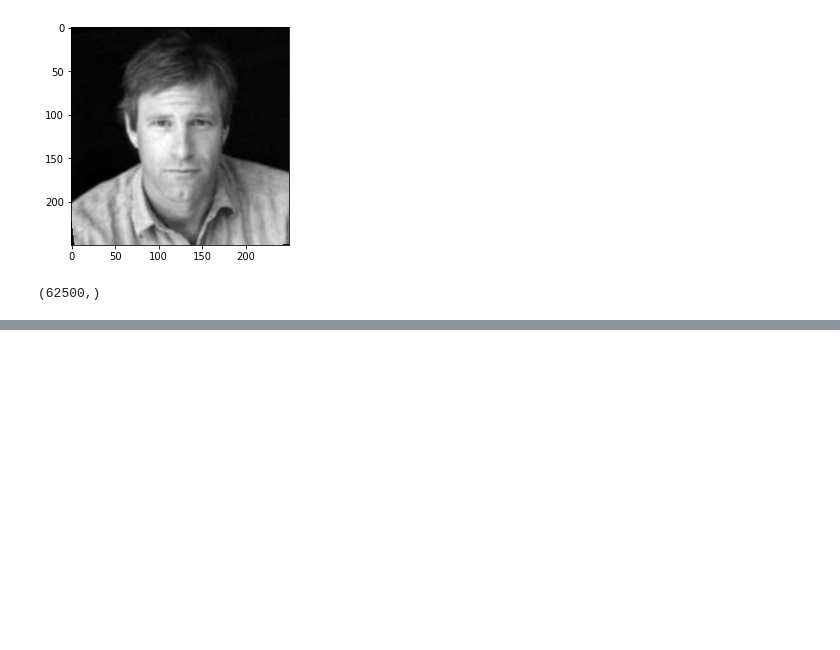
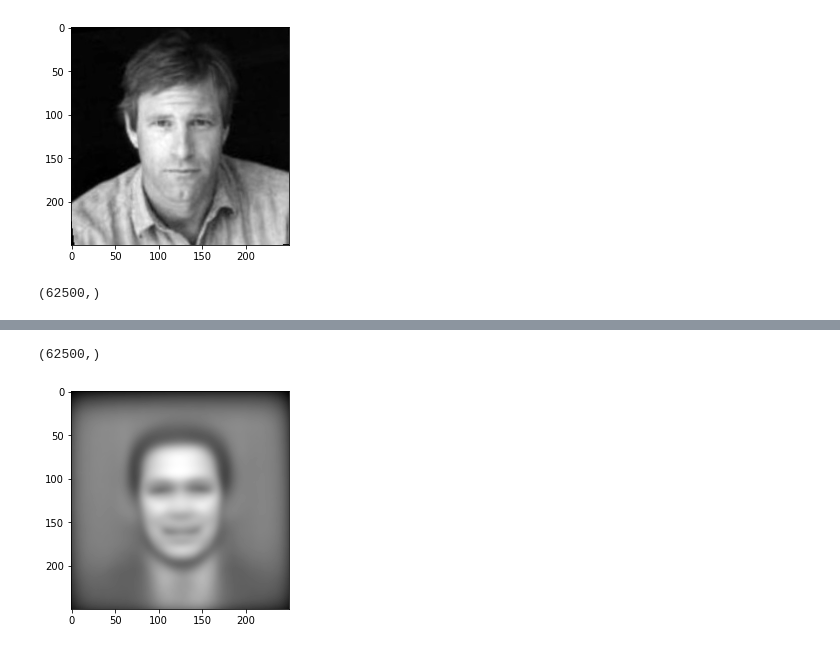
Before and after one commit to kcelebi/EigenFace, a Jupyter notebook: eigenface.ipynb, the cells around one changed output, grey strips where cells are left out. Cells and saved outputs as stored; diff of their text form; code cells hidden in the pictures; blank space fills up the shorter version.

```diff
--- a/eigenface.ipynb
+++ b/eigenface.ipynb
@@ -18,0 +33,29 @@ np.reshape(imgGray, -1)
+# %%
+def load_image(file):
+    img = mpimg.imread(file) #read img
+    R,G,B = img.T #get RGB comps
+    #Transform to Grayscale and reshape to n*nx1 vector
+    return np.reshape((0.2989 * R + 0.5870 * G + 0.1140 * B).T, -1)
+# %%
+def getZ(files, mean_centered = True):
+    Z = np.zeros((len(files), 62500)) #Empty Data matrix of numFiles x imgVectorSize
+    for idx, file in enumerate(tqdm(files)):
+        Z[idx] = load_image(file) #put to Z
+
+    if mean_centered:
+        #Subtract mean 'face'
+        Z -= np.mean(Z, axis=0)
+    return Z
+# %%
+def get_all_files(root = 'face_data'):
+    files = []
+    for file in os.listdir(root):
+        files.extend([root + '/' + file + '/' + f for f in os.listdir(root + '/' + file)])
+
+    return files
+# %%
+Z = getZ(get_all_files())
+# %%
+Z[0].shape
+# %% [output]
+(62500,)
@@ -18,0 +64,6 @@ np.reshape(imgGray, -1)
+# %%
+#Mean face!
+plt.imshow(np.reshape(np.mean(Z,axis=0), (250,250) ), cmap='gray')
+plt.show()
+# %% [output]
+[figure, added]
```
Also changed, not shown: parts of 5 cells of this notebook, 11 other files.
